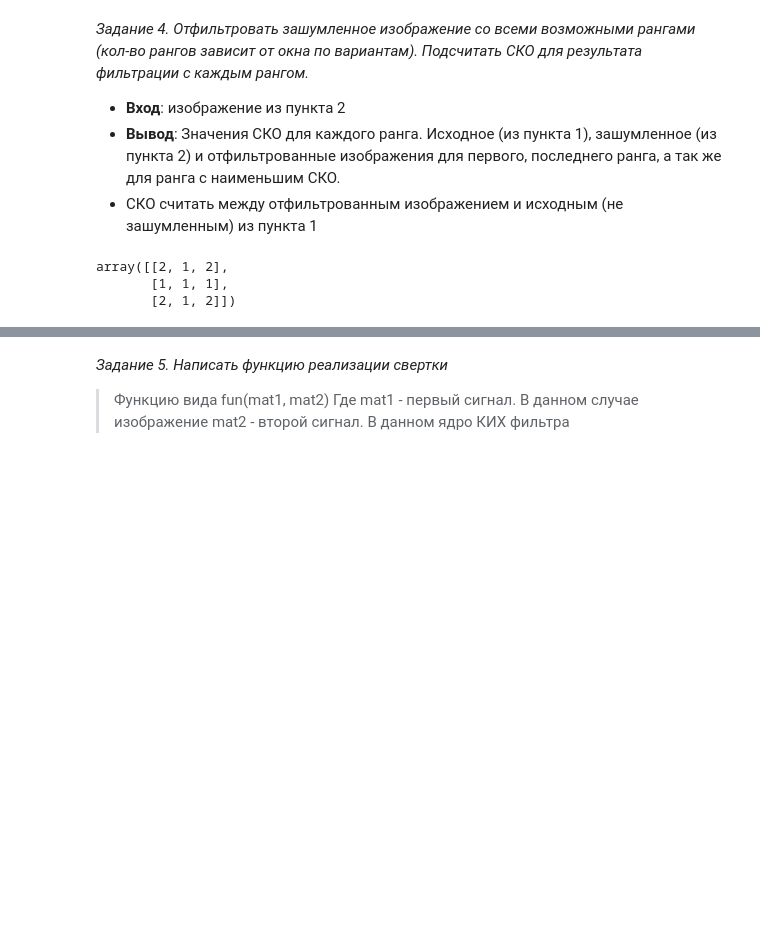
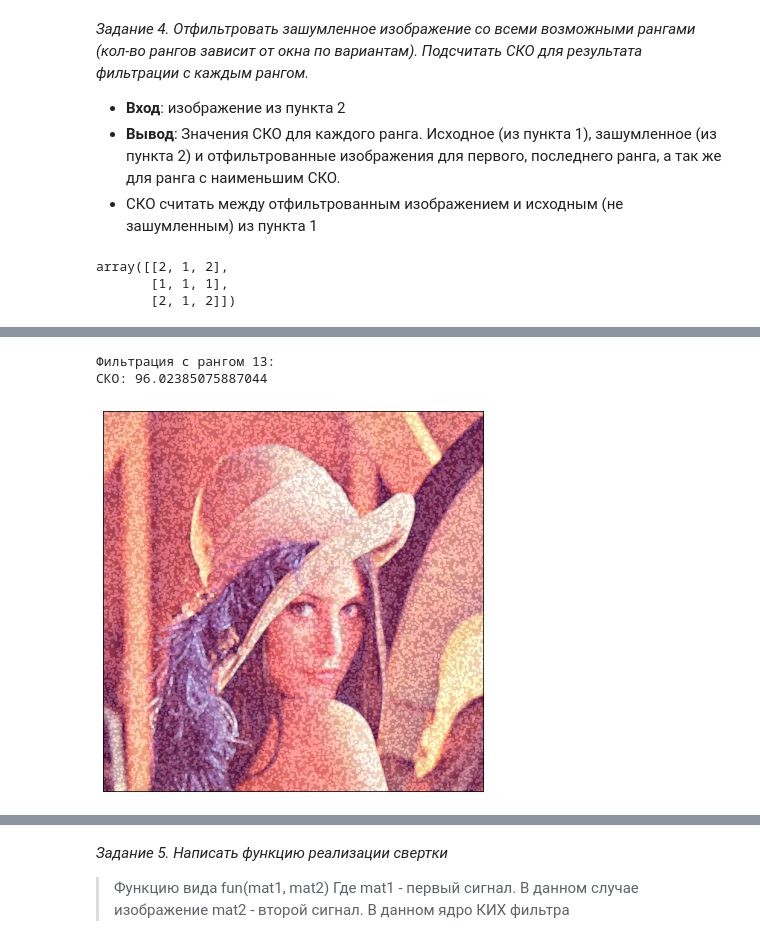
Before and after one commit to DimaScientist/Image-Processing-Systems, a Jupyter notebook: lab2.ipynb, the cells around one changed output, grey strips where cells are left out. Saved outputs shown, nothing was run; the diff lists cells and outputs as text; code cells hidden in the pictures; blank space fills up the shorter version.

```diff
--- a/lab2.ipynb
+++ b/lab2.ipynb
@@ -201,3 +210,12 @@ print(f"СКО: {mean_squared_error(image, noise_image)}")
+# %%
+fil_image = rank_filtering(noise_image, window=RANK_WINDOW, rank=max_rank)
+print(f"Фильтрация с рангом {max_rank}:")
+plot_image(fil_image)
+print(f"СКО: {mean_squared_error(image, fil_image)}")
+# %% [output]
+Фильтрация с рангом 13:
+СКО: 96.02385075887044
+[figure, added]
 # %%
 best_rank = result_evaluations[0][0]
 best_fil_image = rank_filtering(noise_image, window=RANK_WINDOW, rank=best_rank)
```
Also changed, not shown: parts of 11 cells of this notebook, 1 other file.
